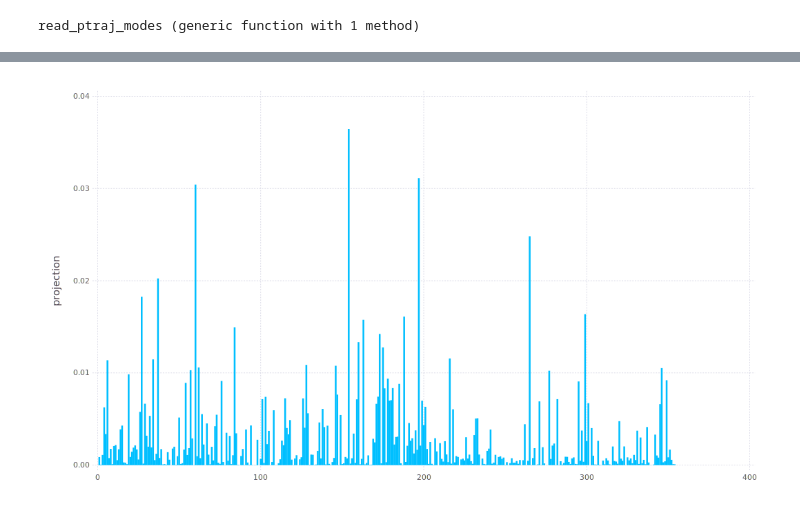
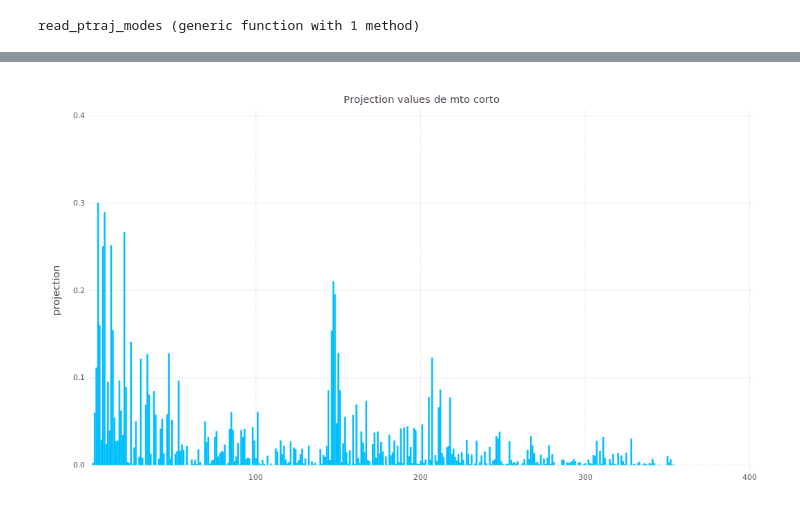
Before and after one commit to pgbarletta/hemo, a Jupyter notebook: src/analysis_mto.ipynb, the cells around one changed output, grey strips where cells are left out. Drawn from its saved outputs; the diff is of its cells as text; code cells hidden in the pictures.

```diff
--- a/src/analysis_mto.ipynb
+++ b/src/analysis_mto.ipynb
@@ -105,4 +131,12 @@ plot(df_pjtion_largo_mto, y="projection", Geom.bar)
-# %%
-plot(df_pjtion_portal_mto, y="projection", Geom.bar)
-# %% [output]
-[figure, removed]
+# %%
+# Plot!
+plot(df_pjtion_corto_mto,
+y="projection",
+Geom.bar(position=:dodge),
+Guide.Title("Projection values de mto corto"),
+Coord.Cartesian(xmin=1, xmax=400))
+#Guide.xticks(ticks = collect(1:1:11), orientation=:horizontal),
+#Guide.yticks(ticks = collect(0.0:0.1:0.3), orientation=:horizontal),
+#Guide.xlabel("SSE participation number"), Guide.ylabel("relative probability"))
+# %% [output]
+[figure, added]
```
Also changed, not shown: parts of 11 cells of this notebook, 22 other files.
